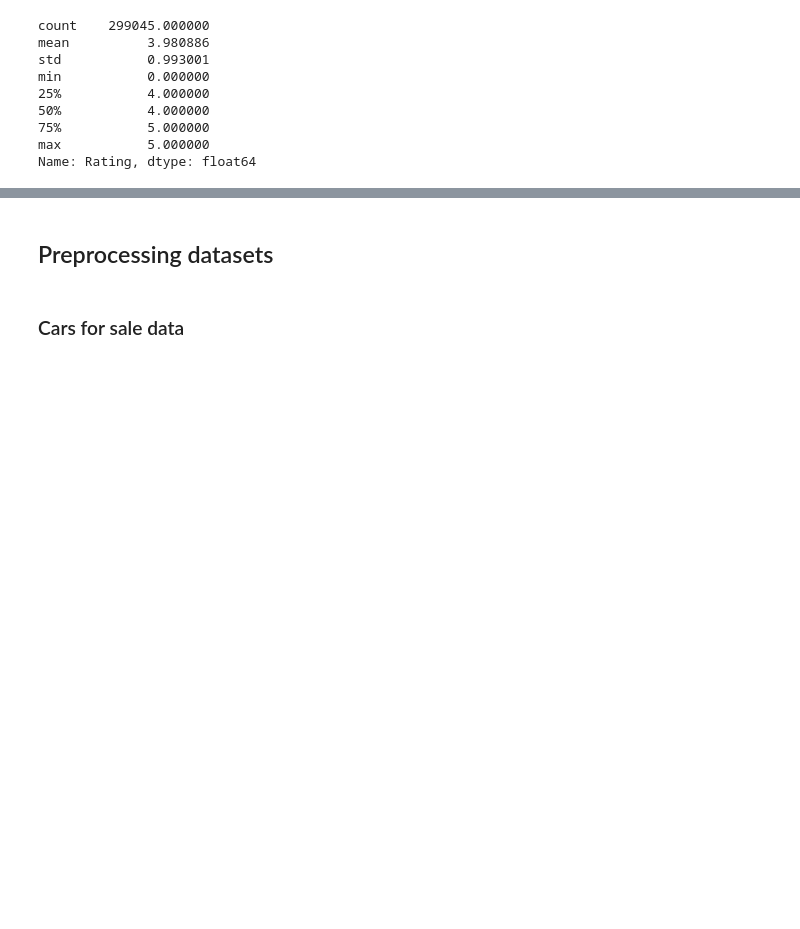
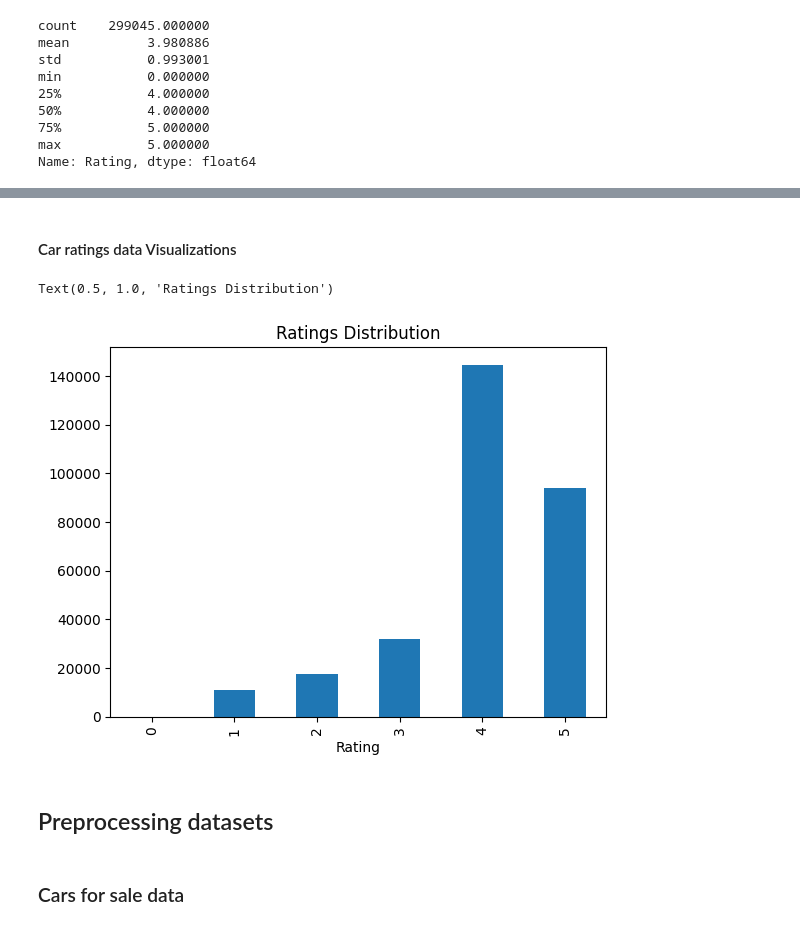
Before and after one commit to Nickeniklas/car_recommender, a Jupyter notebook: cars_eda.ipynb, the cells around one changed output, grey strips where cells are left out. Cells and saved outputs as stored; diff of their text form; code cells hidden in the pictures; blank space fills up the shorter version.

```diff
--- a/cars_eda.ipynb
+++ b/cars_eda.ipynb
@@ -155,3 +176,7 @@ df_ratings_raw.head(3)
 | 0 | acura | ilx | 2013 | mahowald | 08/12/2012 | NaN | 5 | NaN |
 | 1 | acura | ilx | 2013 | VIP | 07/26/2016 | NaN | 5 | NaN |
 | 2 | acura | ilx | 2013 | bybchucky | 09/14/2013 | NaN | 4 | NaN |
+# %%
+# remove ghost columns
+df_ratings_raw = df_ratings_raw.drop(columns=["Unnamed: 5", "Unnamed: 7"])
+df_ratings_raw.head(2)
@@ -192,3 +250,12 @@ Name: Rating, dtype: float64
+# %% [markdown]
+#### Car ratings data Visualizations
+# %%
+# ratings barchart
+df_ratings_raw['Rating'].value_counts().sort_index().plot(kind='bar')
+plt.title('Ratings Distribution')
+# %% [output]
+Text(0.5, 1.0, 'Ratings Distribution')
+[figure, added]
 # %% [markdown]
 ## Preprocessing datasets
 # %% [markdown]
```
Also changed, not shown: parts of 38 cells of this notebook.
